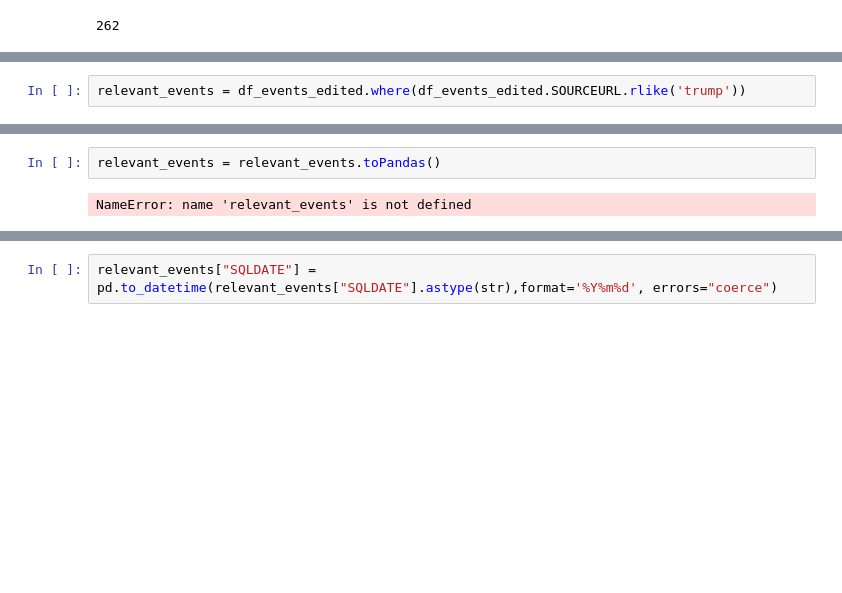
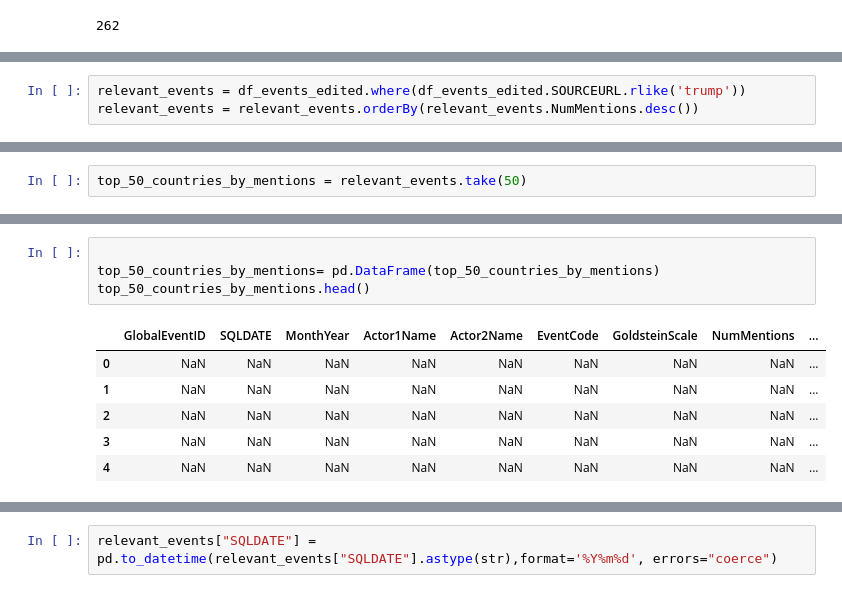
Before and after one commit to Rileypj1/BigDataProject, a Jupyter notebook: Events.ipynb, the cells around one changed output, grey strips where cells are left out. Saved outputs shown, nothing was run; the diff lists cells and outputs as text; blank space fills up the shorter version.

```diff
--- a/Events.ipynb
+++ b/Events.ipynb
@@ -102,2 +107,3 @@ df_events_edited.select("ActionGeo_CountryCode").distinct().count()
 # %%
 relevant_events = df_events_edited.where(df_events_edited.SOURCEURL.rlike('trump'))
+relevant_events = relevant_events.orderBy(relevant_events.NumMentions.desc())
@@ -107,0 +110,2 @@ AttributeError: 'DataFrame' object has no attribute 'write'
+# %%
+top_50_countries_by_mentions = relevant_events.take(50)
@@ -133,7 +143,14 @@ pandas_bokeh.output_notebook()
 # %% [output]
 Loading BokehJS ...
 [interactive output not drawn]
-# %%
-relevant_events = relevant_events.toPandas()
-# %% [output]
-NameError: name 'relevant_events' is not defined
+# %%
+
+top_50_countries_by_mentions= pd.DataFrame(top_50_countries_by_mentions)
+top_50_countries_by_mentions.head()
+# %% [output]
+|  | GlobalEventID | SQLDATE | MonthYear | Actor1Name | Actor2Name | EventCode | GoldsteinScale | NumMentions | ... |
+| 0 | NaN | NaN | NaN | NaN | NaN | NaN | NaN | NaN | ... |
+| 1 | NaN | NaN | NaN | NaN | NaN | NaN | NaN | NaN | ... |
+| 2 | NaN | NaN | NaN | NaN | NaN | NaN | NaN | NaN | ... |
+| 3 | NaN | NaN | NaN | NaN | NaN | NaN | NaN | NaN | ... |
+| 4 | NaN | NaN | NaN | NaN | NaN | NaN | NaN | NaN | ... |
```
Also changed, not shown: parts of 7 cells of this notebook.
